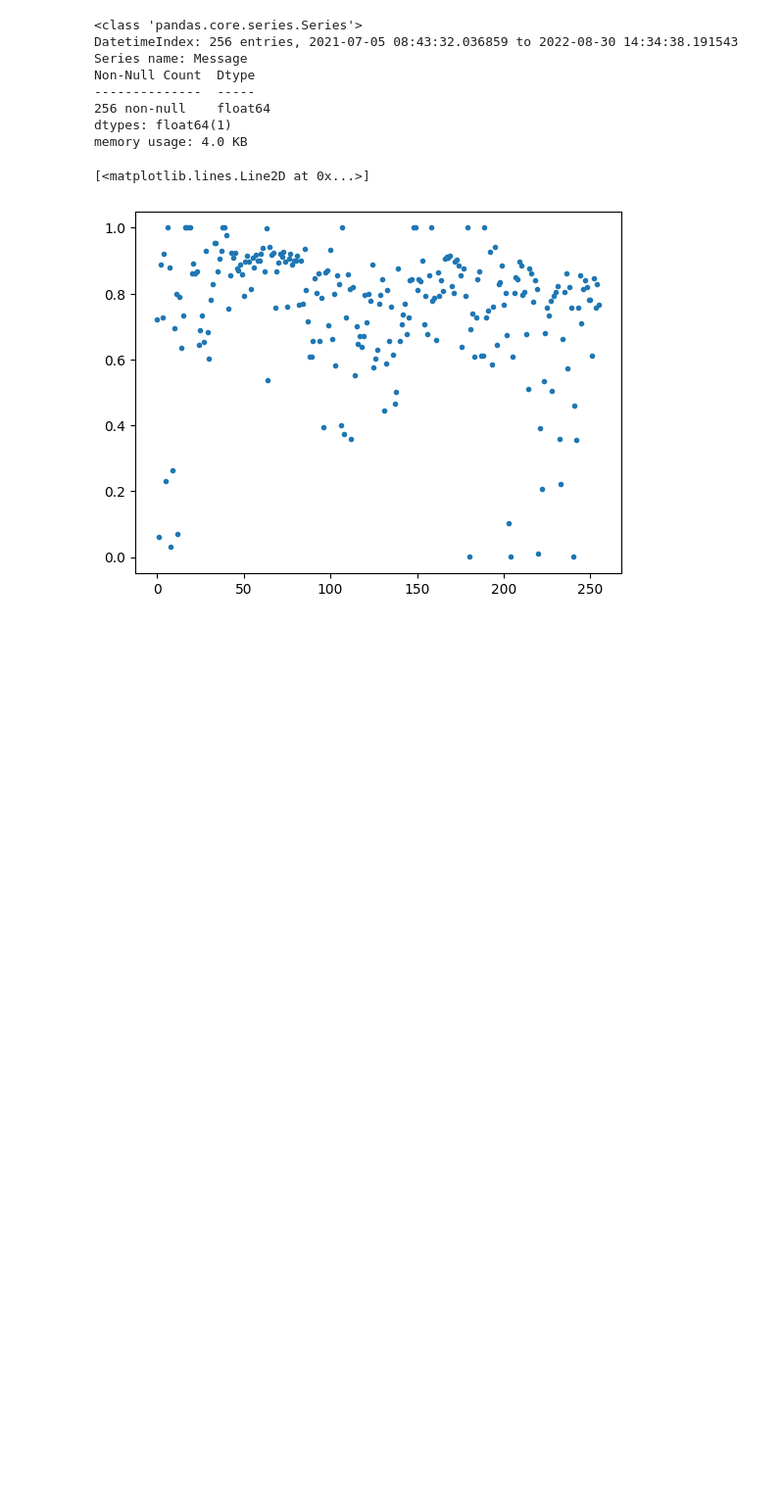
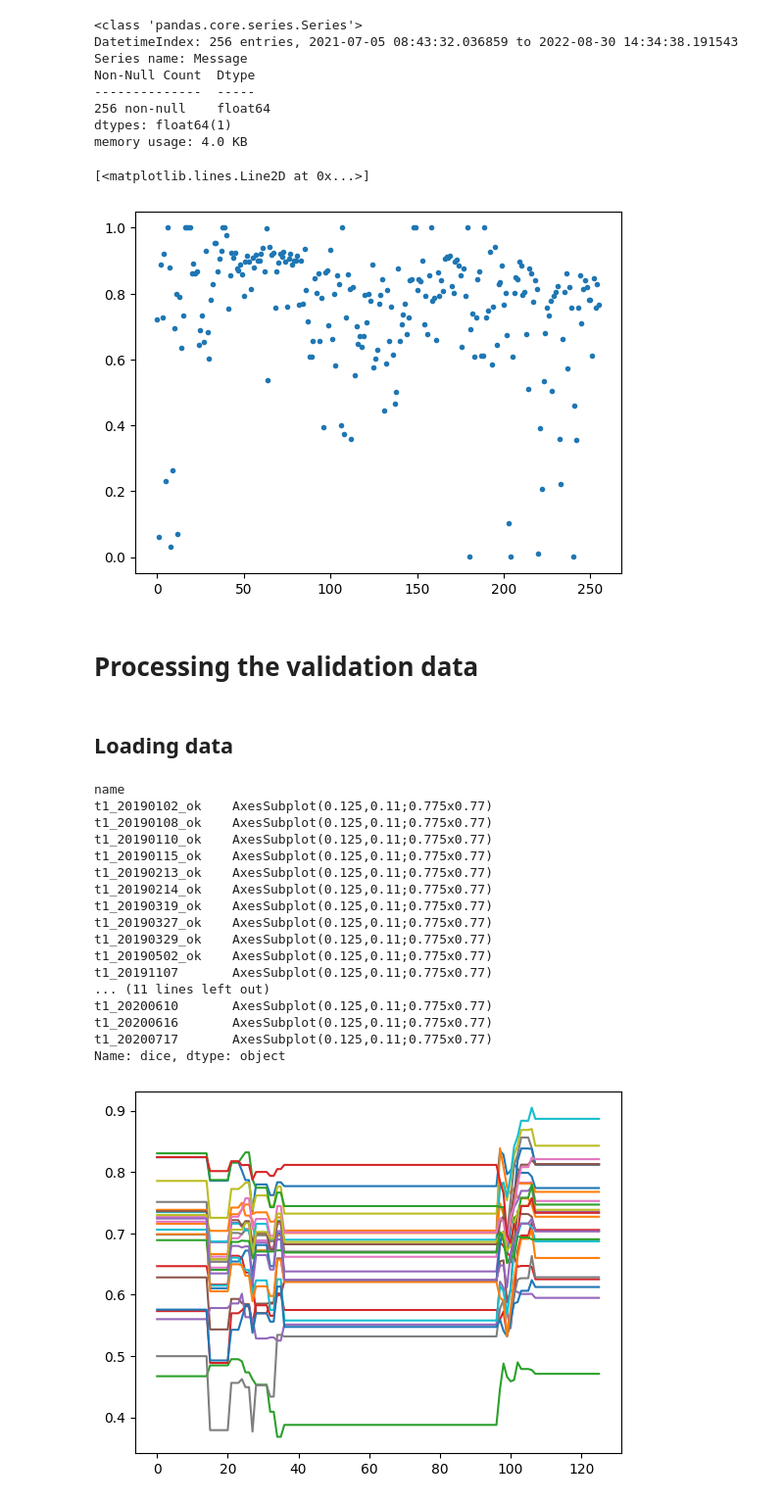
Before and after one commit to dafne-imaging/dafne-evaluation, a Jupyter notebook: dafne_figures.ipynb, the cells around one changed output. Shown at 98% size. Cells and saved outputs as stored; diff of their text form; code cells hidden in the pictures; blank space fills up the shorter version.

Commit message:
validation code

```diff
--- a/dafne_figures.ipynb
+++ b/dafne_figures.ipynb
@@ -106,3 +106,52 @@ plt.plot(dice_scores_notime, '.')
 # %% [output]
 [<matplotlib.lines.Line2D at 0x...>]
 [figure]
+# %% [markdown]
+# Processing the validation data
+# %% [markdown]
+## Loading data
+# %%
+import os, glob, csv
+import pandas as pd
+
+def load_data_subdirs(base_path):
+    subdirs = os.listdir(base_path)
+    data_list = []
+    for d in subdirs:
+        current_subdir = os.path.join(base_path, d)
+        txt_file_list = glob.glob(os.path.join(current_subdir, '*.txt'))
+        if not txt_file_list:
+            continue
+        txt_file = txt_file_list[0]
+        data_frame = pd.read_csv(txt_file, names=['model_id', 'dice'])
+        #data_frame = data_frame.assign(name=d)
+        data_frame.insert(0, 'name', d, True)
+        data_list.append(data_frame)
+    data_out = pd.concat(data_list)
+    return data_out
+
+
+dice_scores_training = load_data_subdirs('validation_results/validation_training')
+dice_scores_final_validation = load_data_subdirs('validation_results/final_validation')
+# %%
+import matplotlib.pyplot as plt
+dice_scores_training.groupby('name')['dice'].plot()
+# %% [output]
+name
+t1_20190102_ok    AxesSubplot(0.125,0.11;0.775x0.77)
+t1_20190108_ok    AxesSubplot(0.125,0.11;0.775x0.77)
+t1_20190110_ok    AxesSubplot(0.125,0.11;0.775x0.77)
+t1_20190115_ok    AxesSubplot(0.125,0.11;0.775x0.77)
+t1_20190213_ok    AxesSubplot(0.125,0.11;0.775x0.77)
+t1_20190214_ok    AxesSubplot(0.125,0.11;0.775x0.77)
+t1_20190319_ok    AxesSubplot(0.125,0.11;0.775x0.77)
+t1_20190327_ok    AxesSubplot(0.125,0.11;0.775x0.77)
+t1_20190329_ok    AxesSubplot(0.125,0.11;0.775x0.77)
+t1_20190502_ok    AxesSubplot(0.125,0.11;0.775x0.77)
+t1_20191107       AxesSubplot(0.125,0.11;0.775x0.77)
+... (11 lines left out)
+t1_20200610       AxesSubplot(0.125,0.11;0.775x0.77)
+t1_20200616       AxesSubplot(0.125,0.11;0.775x0.77)
+t1_20200717       AxesSubplot(0.125,0.11;0.775x0.77)
+Name: dice, dtype: object
+[figure, added]
```
Also changed, not shown: parts of 1 cell of this notebook.
